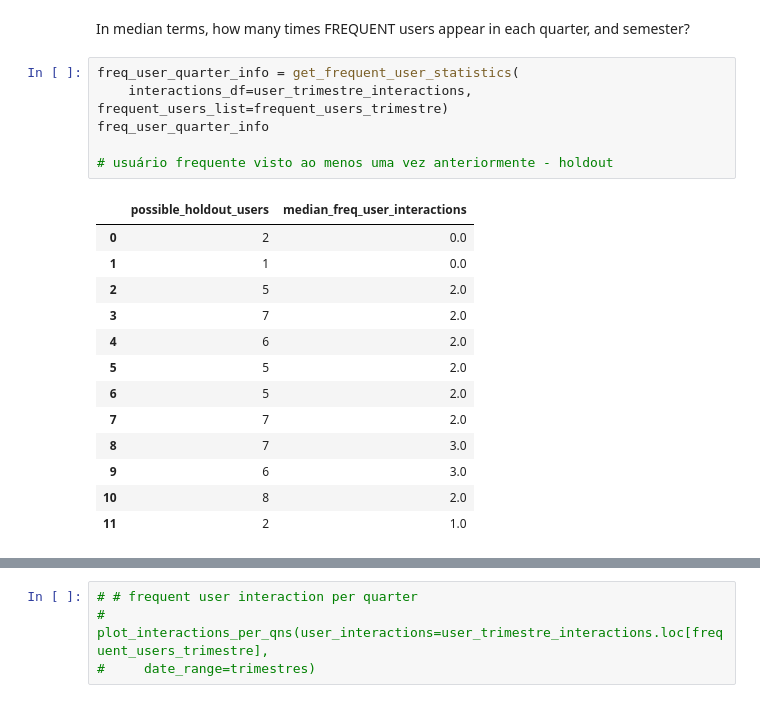
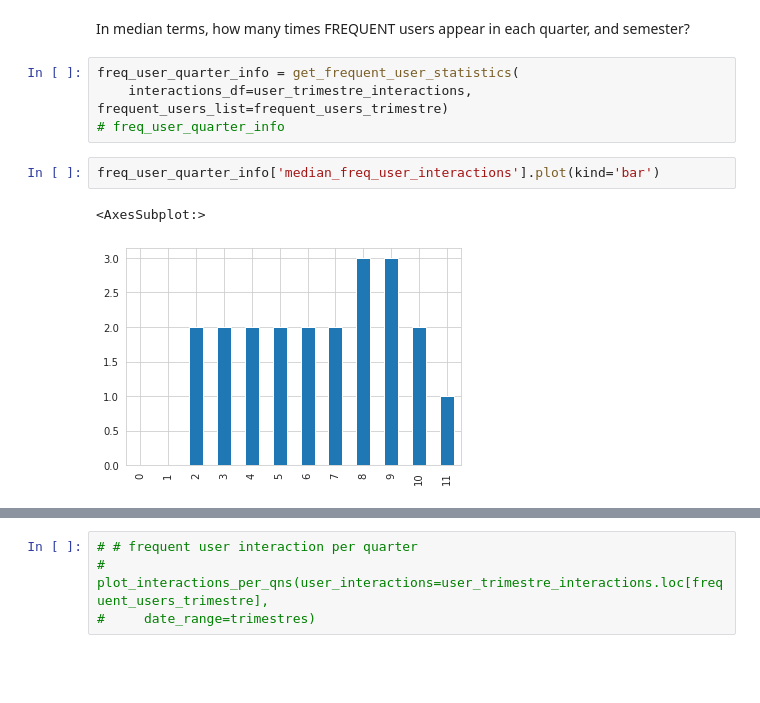
Before and after one commit to Key0412/streamRec-forgetting, a Jupyter notebook: notebooks/Avaliação de Dataset - Movielens.ipynb, the cells around one changed output, grey strips where cells are left out. Drawn from its saved outputs; the diff is of its cells as text; blank space fills up the shorter version.

```diff
--- a/notebooks/Avaliação de Dataset - Movielens.ipynb
+++ b/notebooks/Avaliação de Dataset - Movielens.ipynb
@@ -96,20 +94,9 @@ In median terms, how many times FREQUENT users appear in each quarter, and semes
 # %%
 freq_user_quarter_info = get_frequent_user_statistics(
     interactions_df=user_trimestre_interactions, frequent_users_list=frequent_users_trimestre)
-freq_user_quarter_info
-
-# usuário frequente visto ao menos uma vez anteriormente - holdout
+# freq_user_quarter_info
-# %% [output]
-|  | possible_holdout_users | median_freq_user_interactions |
-| 0 | 2 | 0.0 |
-| 1 | 1 | 0.0 |
-| 2 | 5 | 2.0 |
-| 3 | 7 | 2.0 |
-| 4 | 6 | 2.0 |
-| 5 | 5 | 2.0 |
-| 6 | 5 | 2.0 |
-| 7 | 7 | 2.0 |
-| 8 | 7 | 3.0 |
-| 9 | 6 | 3.0 |
-| 10 | 8 | 2.0 |
-| 11 | 2 | 1.0 |
+# %%
+freq_user_quarter_info['median_freq_user_interactions'].plot(kind='bar')
+# %% [output]
+<AxesSubplot:>
+[figure, added]
```
Also changed, not shown: parts of 38 cells of this notebook, 9 other files.
